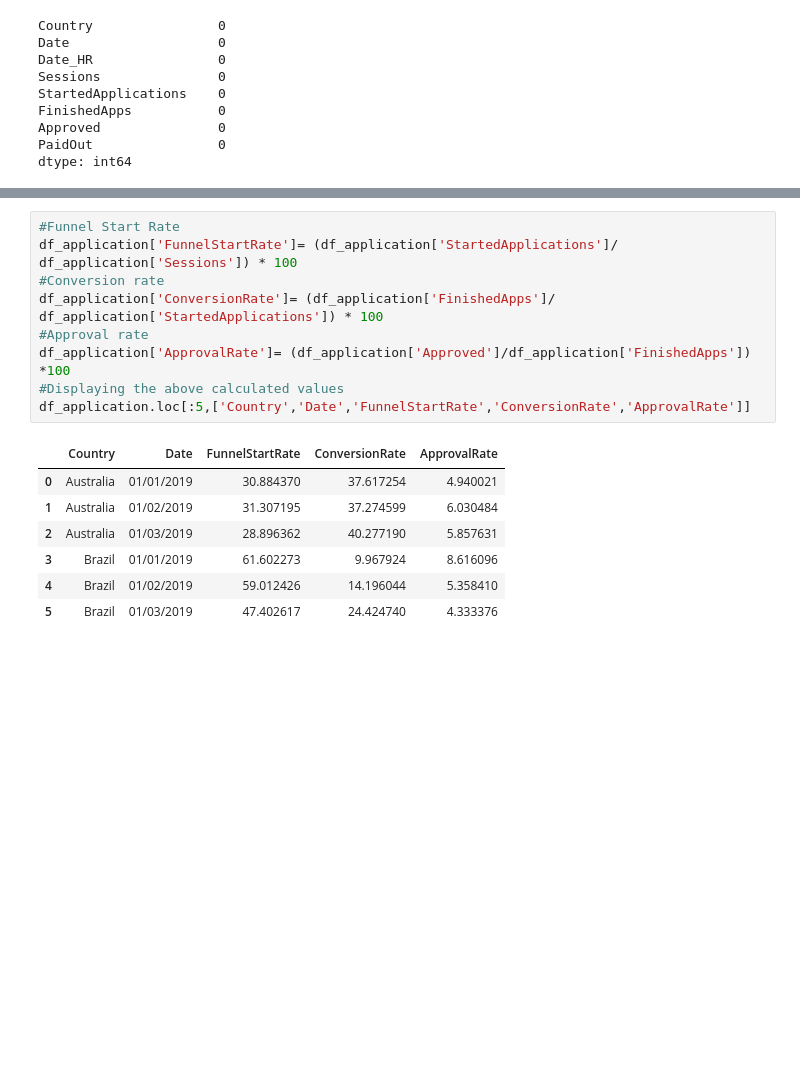
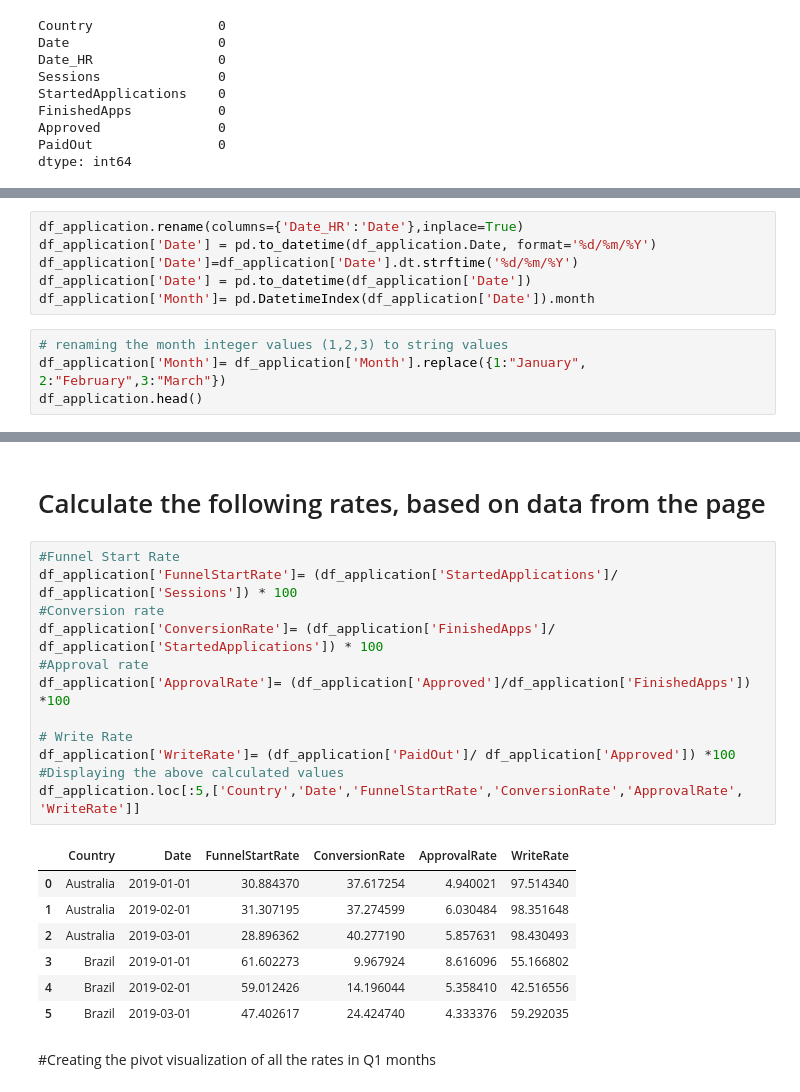
Before and after one commit to poddardelhi/crm_homeTask, a Jupyter notebook: HomeTask_CRMAnalyst.ipynb, the cells around one changed output, grey strips where cells are left out. Drawn from its saved outputs; the diff is of its cells as text; blank space fills up the shorter version.

```diff
--- a/HomeTask_CRMAnalyst.ipynb
+++ b/HomeTask_CRMAnalyst.ipynb
@@ -124,3 +116,13 @@ df_application.head()
 | 2 | Australia | 01/03/2019 | 65420.0 | 18904.0 | 7614 | 446.0 | 439.0 |
 | 3 | Brazil | 01/01/2019 | 232295.0 | 143099.0 | 14264 | 1229.0 | 678.0 |
 | 4 | Brazil | 01/02/2019 | 168190.0 | 99253.0 | 14090 | 755.0 | 321.0 |
+# %%
+df_application.rename(columns={'Date_HR':'Date'},inplace=True)
+df_application['Date'] = pd.to_datetime(df_application.Date, format='%d/%m/%Y')
+df_application['Date']=df_application['Date'].dt.strftime('%d/%m/%Y')
+df_application['Date'] = pd.to_datetime(df_application['Date'])
+df_application['Month']= pd.DatetimeIndex(df_application['Date']).month
+# %%
+# renaming the month integer values (1,2,3) to string values
+df_application['Month']= df_application['Month'].replace({1:"January", 2:"February",3:"March"})
+df_application.head()
@@ -127,17 +136,24 @@ df_application.head()
+# %% [markdown]
+# Calculate the following rates, based on data from the page
 # %%
 #Funnel Start Rate
 df_application['FunnelStartRate']= (df_application['StartedApplications']/ df_application['Sessions']) * 100
 #Conversion rate
 df_application['ConversionRate']= (df_application['FinishedApps']/ df_application['StartedApplications']) * 100
 #Approval rate
 df_application['ApprovalRate']= (df_application['Approved']/df_application['FinishedApps']) *100
+
+# Write Rate
+df_application['WriteRate']= (df_application['PaidOut']/ df_application['Approved']) *100
 #Displaying the above calculated values
-df_application.loc[:5,['Country','Date','FunnelStartRate','ConversionRate','ApprovalRate']]
+df_application.loc[:5,['Country','Date','FunnelStartRate','ConversionRate','ApprovalRate', 'WriteRate']]
 # %% [output]
-|  | Country | Date | FunnelStartRate | ConversionRate | ApprovalRate |
-| 0 | Australia | 01/01/2019 | 30.884370 | 37.617254 | 4.940021 |
-| 1 | Australia | 01/02/2019 | 31.307195 | 37.274599 | 6.030484 |
-| 2 | Australia | 01/03/2019 | 28.896362 | 40.277190 | 5.857631 |
-| 3 | Brazil | 01/01/2019 | 61.602273 | 9.967924 | 8.616096 |
-| 4 | Brazil | 01/02/2019 | 59.012426 | 14.196044 | 5.358410 |
-| 5 | Brazil | 01/03/2019 | 47.402617 | 24.424740 | 4.333376 |
+|  | Country | Date | FunnelStartRate | ConversionRate | ApprovalRate | WriteRate |
+| 0 | Australia | 2019-01-01 | 30.884370 | 37.617254 | 4.940021 | 97.514340 |
+| 1 | Australia | 2019-02-01 | 31.307195 | 37.274599 | 6.030484 | 98.351648 |
+| 2 | Australia | 2019-03-01 | 28.896362 | 40.277190 | 5.857631 | 98.430493 |
+| 3 | Brazil | 2019-01-01 | 61.602273 | 9.967924 | 8.616096 | 55.166802 |
+| 4 | Brazil | 2019-02-01 | 59.012426 | 14.196044 | 5.358410 | 42.516556 |
+| 5 | Brazil | 2019-03-01 | 47.402617 | 24.424740 | 4.333376 | 59.292035 |
+# %% [markdown]
+#Creating the pivot visualization of all the rates in Q1 months
```
Also changed, not shown: parts of 12 cells of this notebook.
